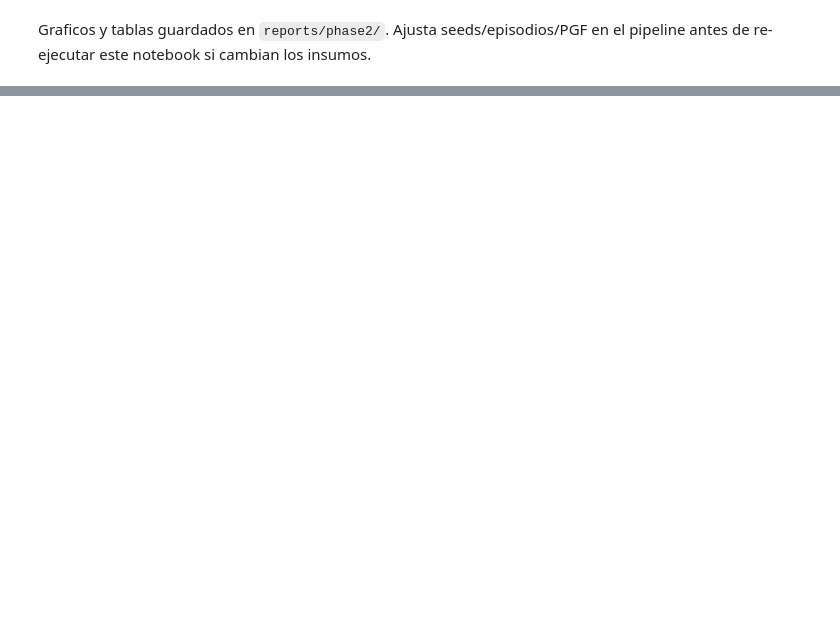
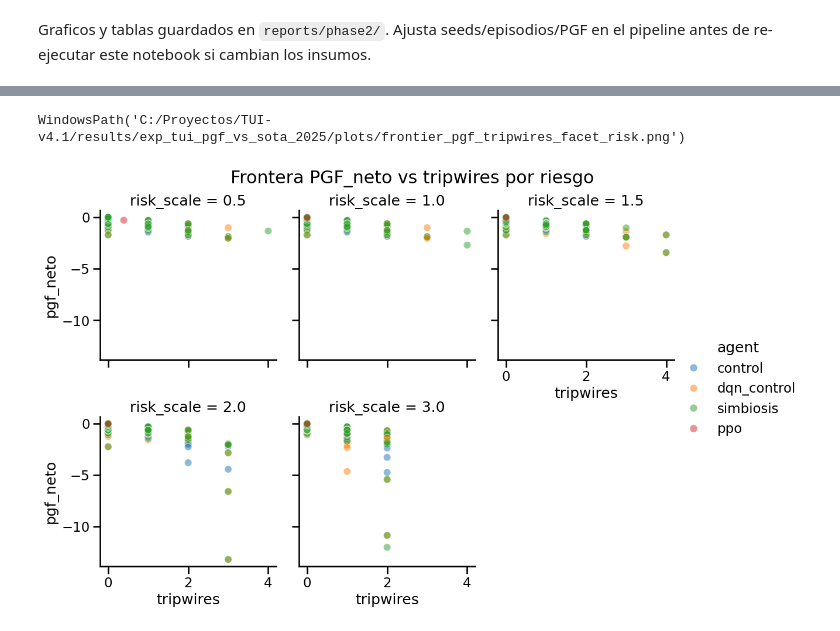
Before and after one commit to jmrgpr/TUI-v4.1, a Jupyter notebook: results/exp_tui_pgf_vs_sota_2025/analysis_phase2.ipynb, the cells around one changed output, grey strips where cells are left out. Drawn from its saved outputs; the diff is of its cells as text; code cells hidden in the pictures; blank space fills up the shorter version.

```diff
--- a/results/exp_tui_pgf_vs_sota_2025/analysis_phase2.ipynb
+++ b/results/exp_tui_pgf_vs_sota_2025/analysis_phase2.ipynb
@@ -131,0 +159,10 @@ Graficos y tablas guardados en `reports/phase2/`. Ajusta seeds/episodios/PGF en
+# %%
+# Frontera PGF_neto vs tripwires faceteada por riesgo
+g = sns.relplot(data=tmp, x="tripwires", y="pgf_neto", hue="agent", col="risk_scale", col_wrap=3, height=3.8, alpha=0.5)
+g.fig.suptitle("Frontera PGF_neto vs tripwires por riesgo", y=1.02)
+frontier_path = REPORTS_DIR / "frontier_pgf_tripwires_facet_risk.png"
+g.fig.savefig(frontier_path, dpi=200, bbox_inches="tight")
+frontier_path
+# %% [output]
+WindowsPath('C:/Proyectos/TUI-v4.1/results/exp_tui_pgf_vs_sota_2025/plots/frontier_pgf_tripwires_facet_risk.png')
+[figure, added]
```
Also changed, not shown: parts of 8 cells of this notebook, 10 other files.
